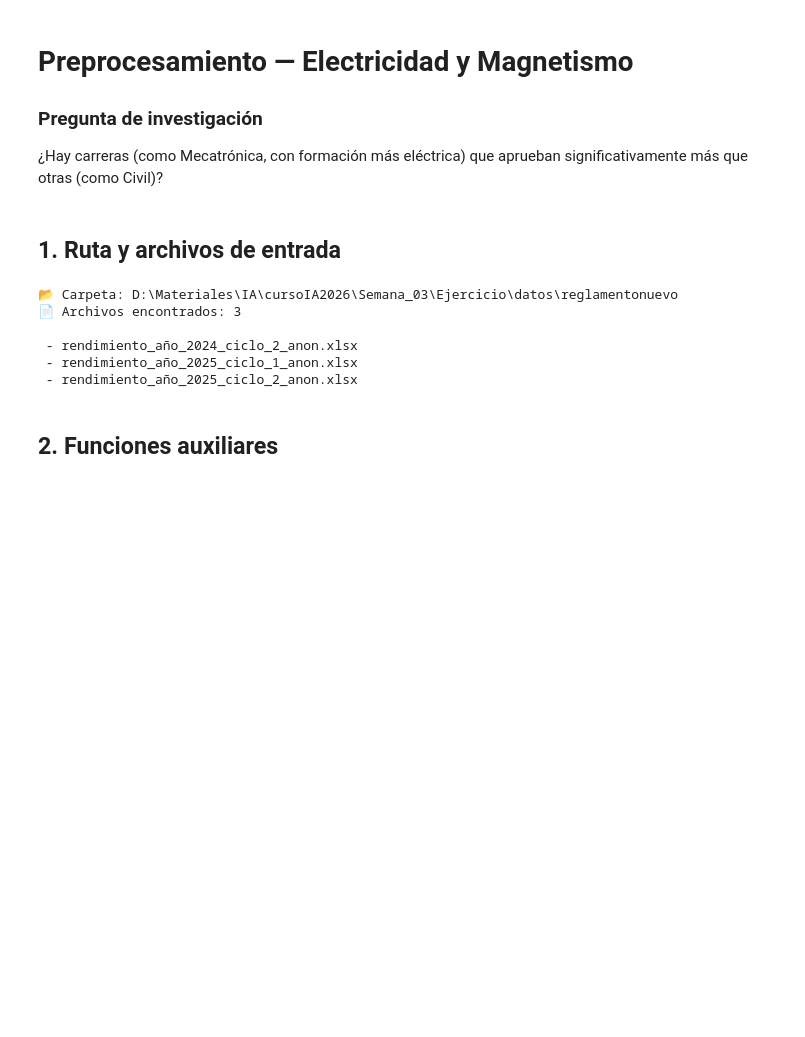
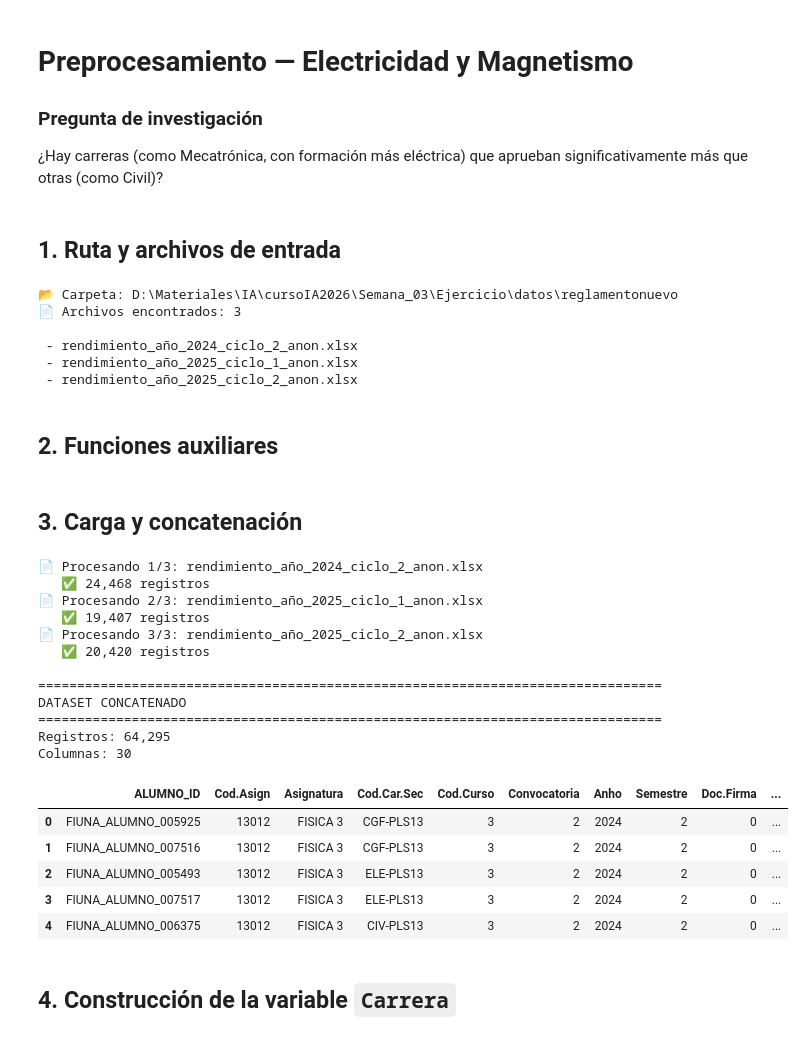
Before and after one commit to ilululf/IA_2026, a Jupyter notebook: primer_parcial/datos/Preprocesamientos.ipynb, the cells around one changed output. Drawn from its saved outputs; the diff is of its cells as text; code cells hidden in the pictures; blank space fills up the shorter version.

```diff
--- a/primer_parcial/datos/Preprocesamientos.ipynb
+++ b/primer_parcial/datos/Preprocesamientos.ipynb
@@ -45,0 +98,33 @@ if not files:
+# %% [markdown]
+## 3. Carga y concatenación
+# %%
+datos = cargar_y_concatenar(PATH, files)
+
+print('\n' + '=' * 80)
+print('DATASET CONCATENADO')
+print('=' * 80)
+print(f'Registros: {len(datos):,}')
+print(f'Columnas: {len(datos.columns)}')
+
+display(datos.head())
+# %% [output]
+📄 Procesando 1/3: rendimiento_año_2024_ciclo_2_anon.xlsx
+   ✅ 24,468 registros
+📄 Procesando 2/3: rendimiento_año_2025_ciclo_1_anon.xlsx
+   ✅ 19,407 registros
+📄 Procesando 3/3: rendimiento_año_2025_ciclo_2_anon.xlsx
+   ✅ 20,420 registros
+
+================================================================================
+DATASET CONCATENADO
+================================================================================
+Registros: 64,295
+Columnas: 30
+|  | ALUMNO_ID | Cod.Asign | Asignatura | Cod.Car.Sec | Cod.Curso | Convocatoria | Anho | Semestre | Doc.Firma | ... |
+| 0 | FIUNA_ALUMNO_005925 | 13012 | FISICA 3 | CGF-PLS13 | 3 | 2 | 2024 | 2 | 0 | ... |
+| 1 | FIUNA_ALUMNO_007516 | 13012 | FISICA 3 | CGF-PLS13 | 3 | 2 | 2024 | 2 | 0 | ... |
+| 2 | FIUNA_ALUMNO_005493 | 13012 | FISICA 3 | ELE-PLS13 | 3 | 2 | 2024 | 2 | 0 | ... |
+| 3 | FIUNA_ALUMNO_007517 | 13012 | FISICA 3 | ELE-PLS13 | 3 | 2 | 2024 | 2 | 0 | ... |
+| 4 | FIUNA_ALUMNO_006375 | 13012 | FISICA 3 | CIV-PLS13 | 3 | 2 | 2024 | 2 | 0 | ... |
+# %% [markdown]
+## 4. Construcción de la variable `Carrera`
```
Also changed, not shown: parts of 24 cells of this notebook, 4 other files.
